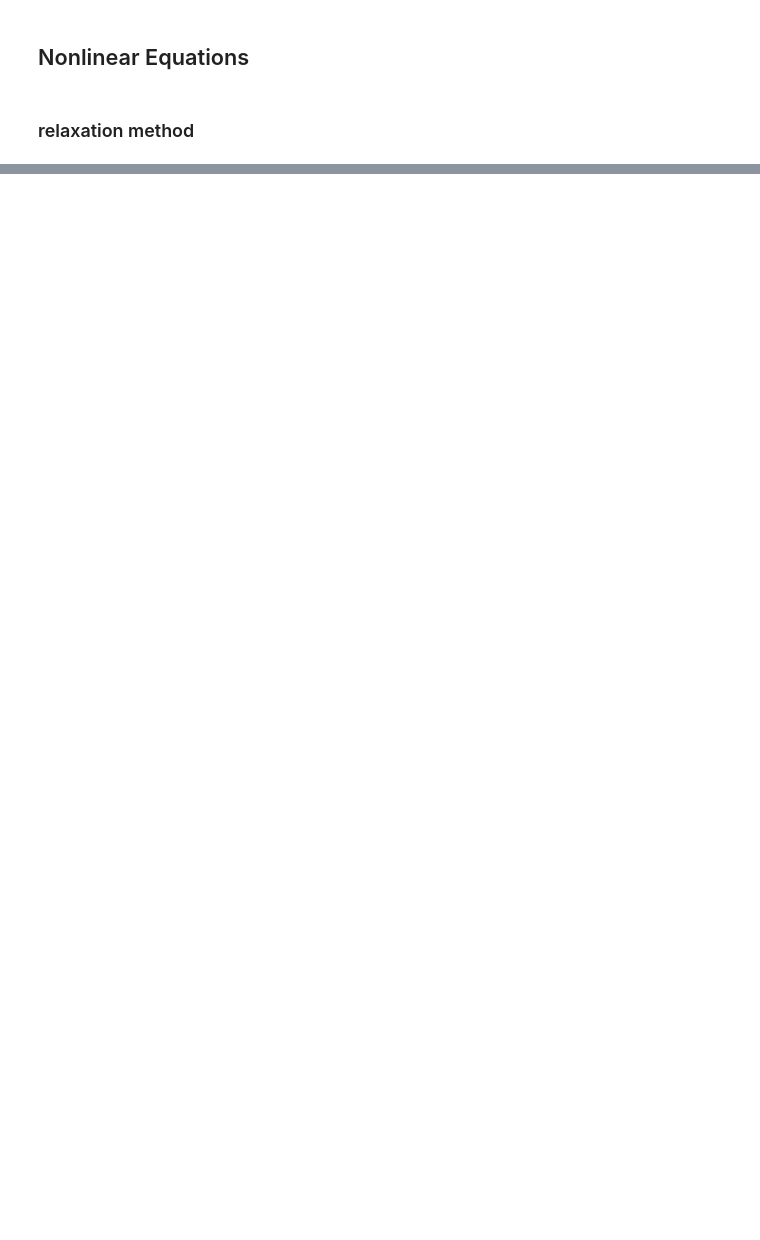
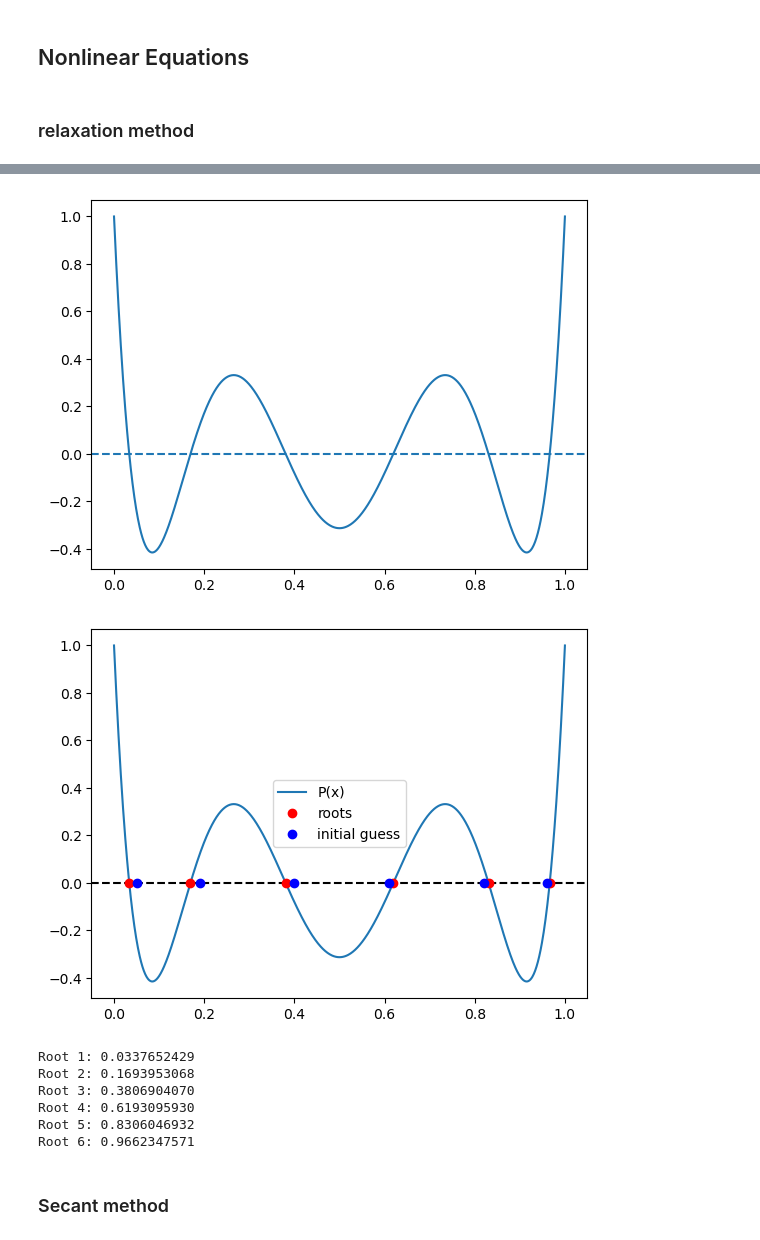
Before and after one commit to jamesobaldwin/CUNY_coursework, a Jupyter notebook: CM/code/CM_practice_code.ipynb, the cells around one changed output, grey strips where cells are left out. Saved outputs shown, nothing was run; the diff lists cells and outputs as text; code cells hidden in the pictures; blank space fills up the shorter version.

```diff
--- a/CM/code/CM_practice_code.ipynb
+++ b/CM/code/CM_practice_code.ipynb
@@ -365,0 +298,73 @@ np.shape(solns)
+# %%
+# Exercise 6.15: The roots of a polynomial
+
+def P(x):
+    return 924*x**6 - 2772*x**5 + 3150*x**4 - 1680*x**3 + 420*x**2 - 42*x + 1
+
+x_vals = np.linspace(0, 1, 1000)
+y_vals = P(x_vals)
+
+plt.plot(x_vals, y_vals)
+plt.axhline(0, linestyle='--')
+plt.show()
+
+def Pp(x):
+    return (6*924)*x**5 - (5*2772)*x**4 + (4*3150)*x**3 - (3*1680)*x**2 +(2*420)*x - 42
+
+# Newton-Raphson method to find roots
+def find_roots(guess_arr, eps=1e-10):
+    roots = []
+    for guess in guess_arr:
+        delta = 1.
+        iters = 0
+        while np.abs(delta) > eps and iters < 1000:
+            delta = P(guess) / Pp(guess)
+            guess -= delta
+            iters += 1
+        if iters >= 1000:
+            print("Reached max iterations for guess:", guess)
+        roots.append(guess)
+    return roots
+
+root_guesses = np.array([0.05, 0.19, 0.4, 0.61, 0.82, 0.96])
+
+# Find the roots using the Newton-Raphson method
+roots = find_roots(root_guesses)
+
+# Plot the polynomial and the found roots
+x_vals = np.linspace(0, 1, 1000)
+y_vals = P(x_vals)
+
+plt.plot(x_vals, y_vals, label="P(x)")
+plt.axhline(0, color='black', linestyle='--')
+
+# Mark the roots on the plot
+for i, root in enumerate(roots):
+    if i == 0:
+        plt.plot(root, 0, 'ro', alpha=1, label='roots')  # plot root at y=0
+    else:
+        plt.plot(root, 0, 'ro', alpha=1)  # plot root at y=0
+
+for i, guess in enumerate(root_guesses):
+    if i == 0:
+        plt.plot(guess, 0, 'bo', label='initial guess')
+    else:
+        plt.plot(guess, 0, 'bo')
+
+plt.legend(loc='center')
+plt.show()
+
+# Print the roots to 10 decimal places
+for i, root in enumerate(roots):
+    print(f"Root {i+1}: {root:.10f}")
+# %% [output]
+[figure, added]
+[figure, added]
+Root 1: 0.0337652429
+Root 2: 0.1693953068
+Root 3: 0.3806904070
+Root 4: 0.6193095930
+Root 5: 0.8306046932
+Root 6: 0.9662347571
+# %% [markdown]
+### Secant method
```
Also changed, not shown: parts of 19 cells of this notebook, 2 other files.
